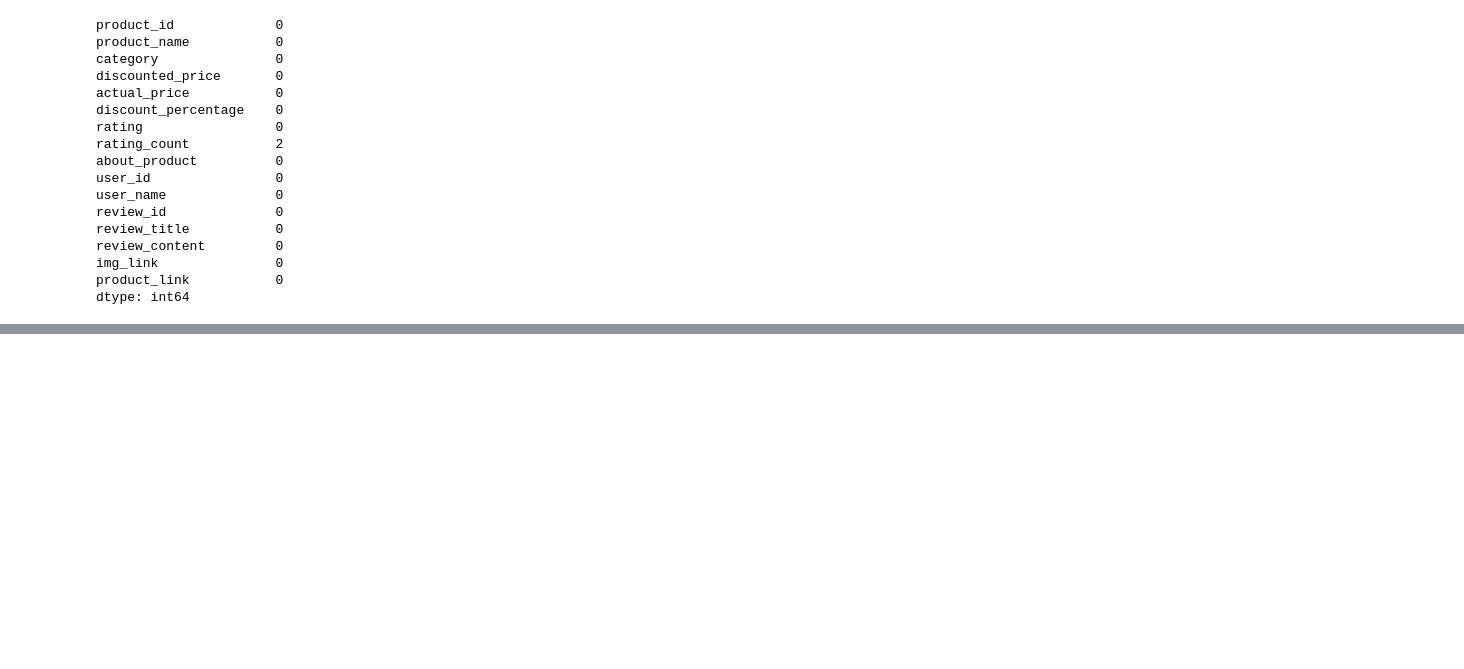
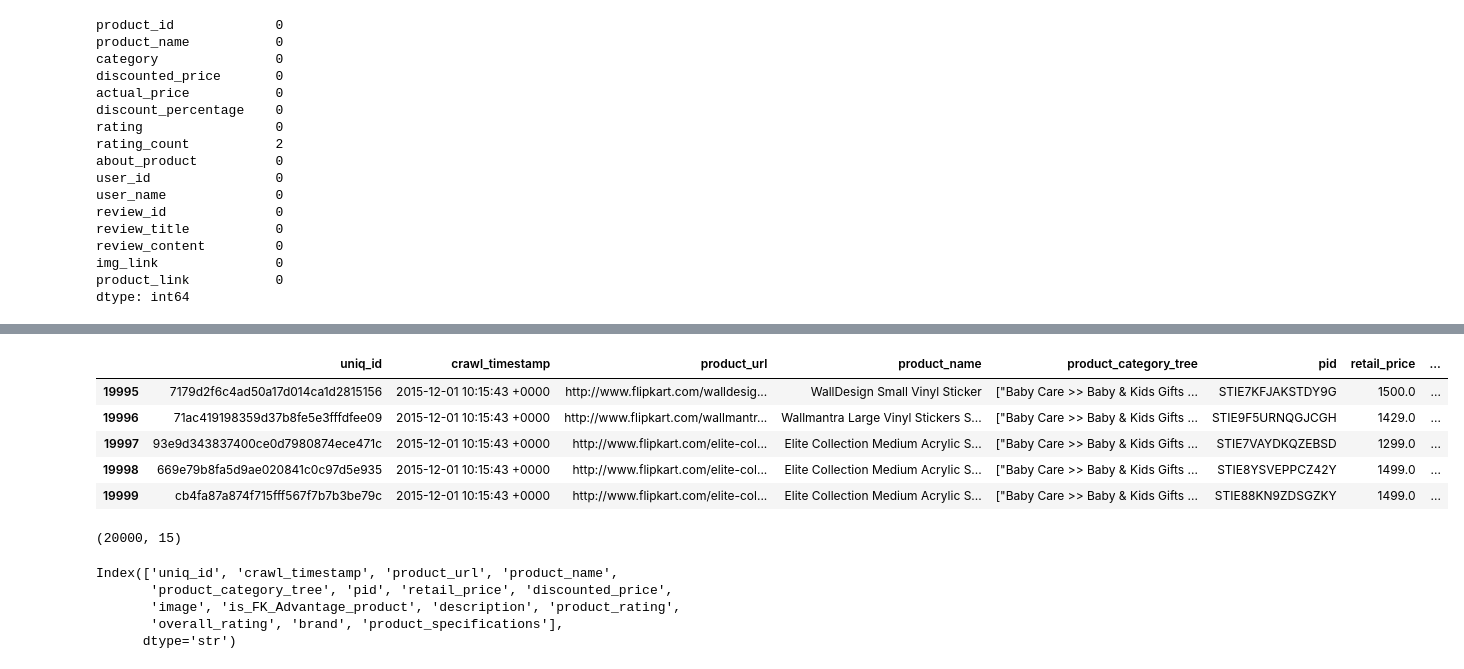
Before and after one commit to Arjunpeddada06/CartIQQ, a Jupyter notebook: notebooks/01_data_audit.ipynb, the cells around one changed output, grey strips where cells are left out. Drawn from its saved outputs; the diff is of its cells as text; code cells hidden in the pictures; blank space fills up the shorter version.

Commit message:
updated excell sheet with both amazon and flipkart datasets analysis

```diff
--- a/notebooks/01_data_audit.ipynb
+++ b/notebooks/01_data_audit.ipynb
@@ -167,0 +212,22 @@ dtype: int64
+# %%
+flipkart.head()
+flipkart.tail()
+# %% [output]
+|  | uniq_id | crawl_timestamp | product_url | product_name | product_category_tree | pid | retail_price | ... |
+| 19995 | 7179d2f6c4ad50a17d014ca1d2815156 | 2015-12-01 10:15:43 +0000 | http://www.flipkart.com/walldesig... | WallDesign Small Vinyl Sticker | ["Baby Care >> Baby & Kids Gifts ... | STIE7KFJAKSTDY9G | 1500.0 | ... |
+| 19996 | 71ac419198359d37b8fe5e3fffdfee09 | 2015-12-01 10:15:43 +0000 | http://www.flipkart.com/wallmantr... | Wallmantra Large Vinyl Stickers S... | ["Baby Care >> Baby & Kids Gifts ... | STIE9F5URNQGJCGH | 1429.0 | ... |
+| 19997 | 93e9d343837400ce0d7980874ece471c | 2015-12-01 10:15:43 +0000 | http://www.flipkart.com/elite-col... | Elite Collection Medium Acrylic S... | ["Baby Care >> Baby & Kids Gifts ... | STIE7VAYDKQZEBSD | 1299.0 | ... |
+| 19998 | 669e79b8fa5d9ae020841c0c97d5e935 | 2015-12-01 10:15:43 +0000 | http://www.flipkart.com/elite-col... | Elite Collection Medium Acrylic S... | ["Baby Care >> Baby & Kids Gifts ... | STIE8YSVEPPCZ42Y | 1499.0 | ... |
+| 19999 | cb4fa87a874f715fff567f7b7b3be79c | 2015-12-01 10:15:43 +0000 | http://www.flipkart.com/elite-col... | Elite Collection Medium Acrylic S... | ["Baby Care >> Baby & Kids Gifts ... | STIE88KN9ZDSGZKY | 1499.0 | ... |
+# %%
+flipkart.shape
+# %% [output]
+(20000, 15)
+# %%
+flipkart.columns
+# %% [output]
+Index(['uniq_id', 'crawl_timestamp', 'product_url', 'product_name',
+       'product_category_tree', 'pid', 'retail_price', 'discounted_price',
+       'image', 'is_FK_Advantage_product', 'description', 'product_rating',
+       'overall_rating', 'brand', 'product_specifications'],
+      dtype='str')
```
Also changed, not shown: parts of 9 cells of this notebook, 1 other file.
